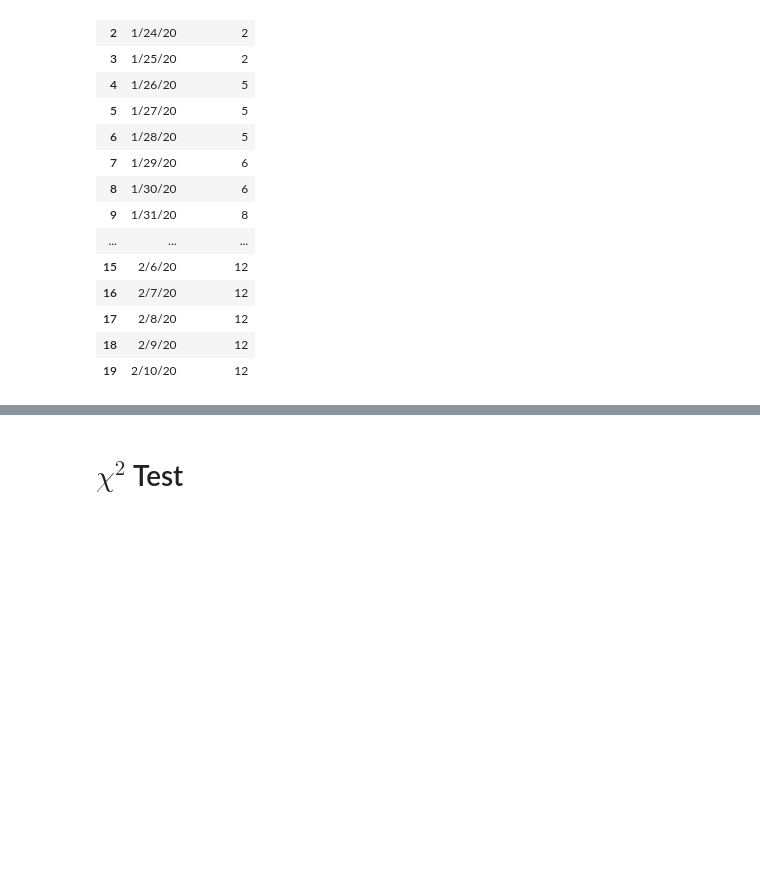
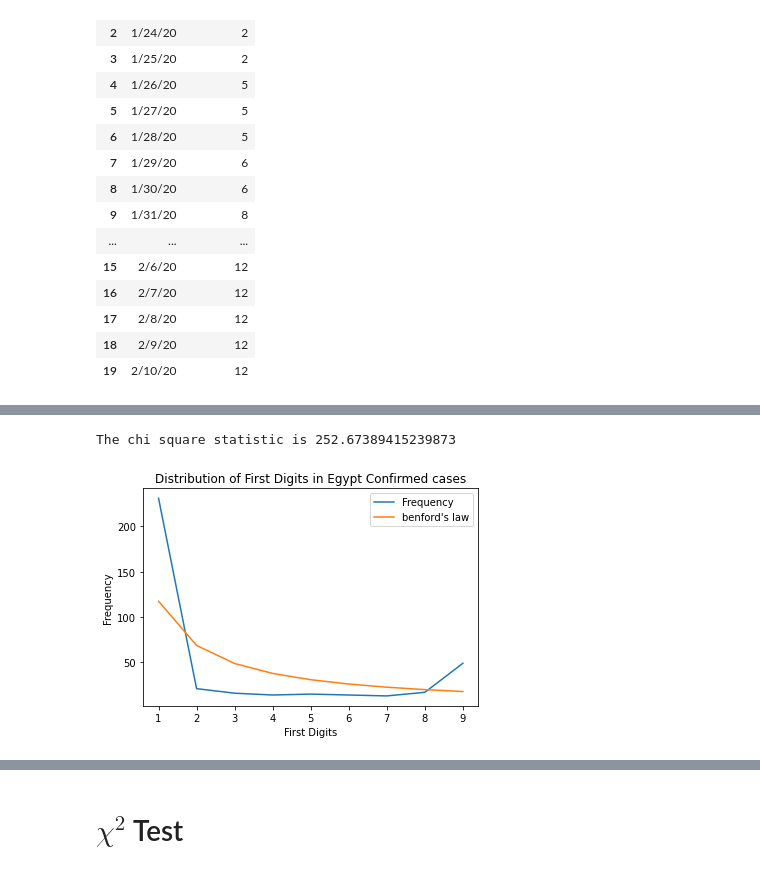
Before and after one commit to springboard-curriculum/DataScienceGuidedCapstone, a Jupyter notebook: Notebooks/kazage-covid19-project-wrangling.ipynb, the cells around one changed output, grey strips where cells are left out. Cells and saved outputs as stored; diff of their text form; code cells hidden in the pictures; blank space fills up the shorter version.

```diff
--- a/Notebooks/kazage-covid19-project-wrangling.ipynb
+++ b/Notebooks/kazage-covid19-project-wrangling.ipynb
@@ -369,0 +382,5 @@ The chi square statistic is 24.218604787286452
+# %%
+ DistributionPlot(confirmed_df, 'Egypt')
+# %% [output]
+The chi square statistic is 252.67389415239873
+[figure, added]
```
Also changed, not shown: parts of 19 cells of this notebook.
